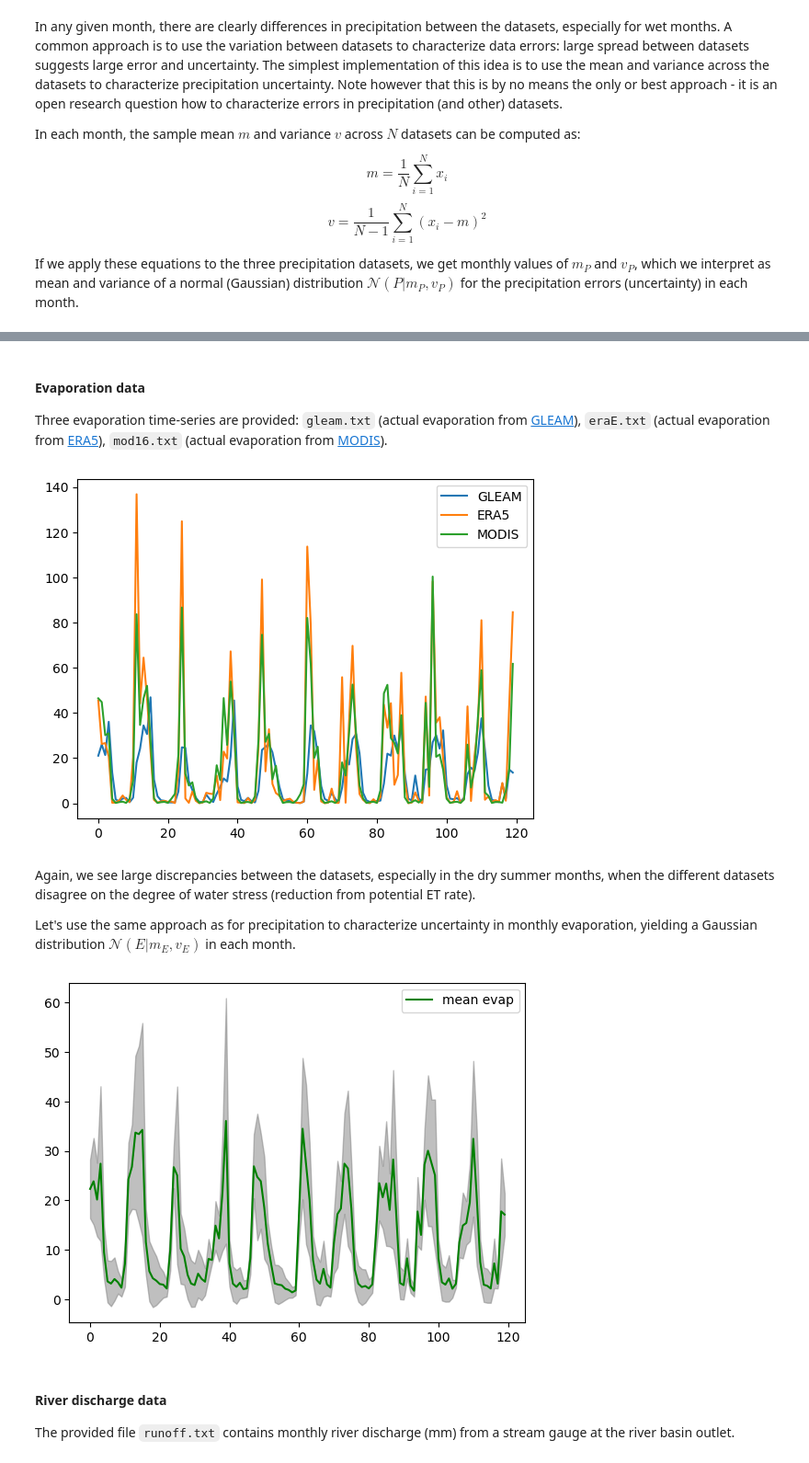
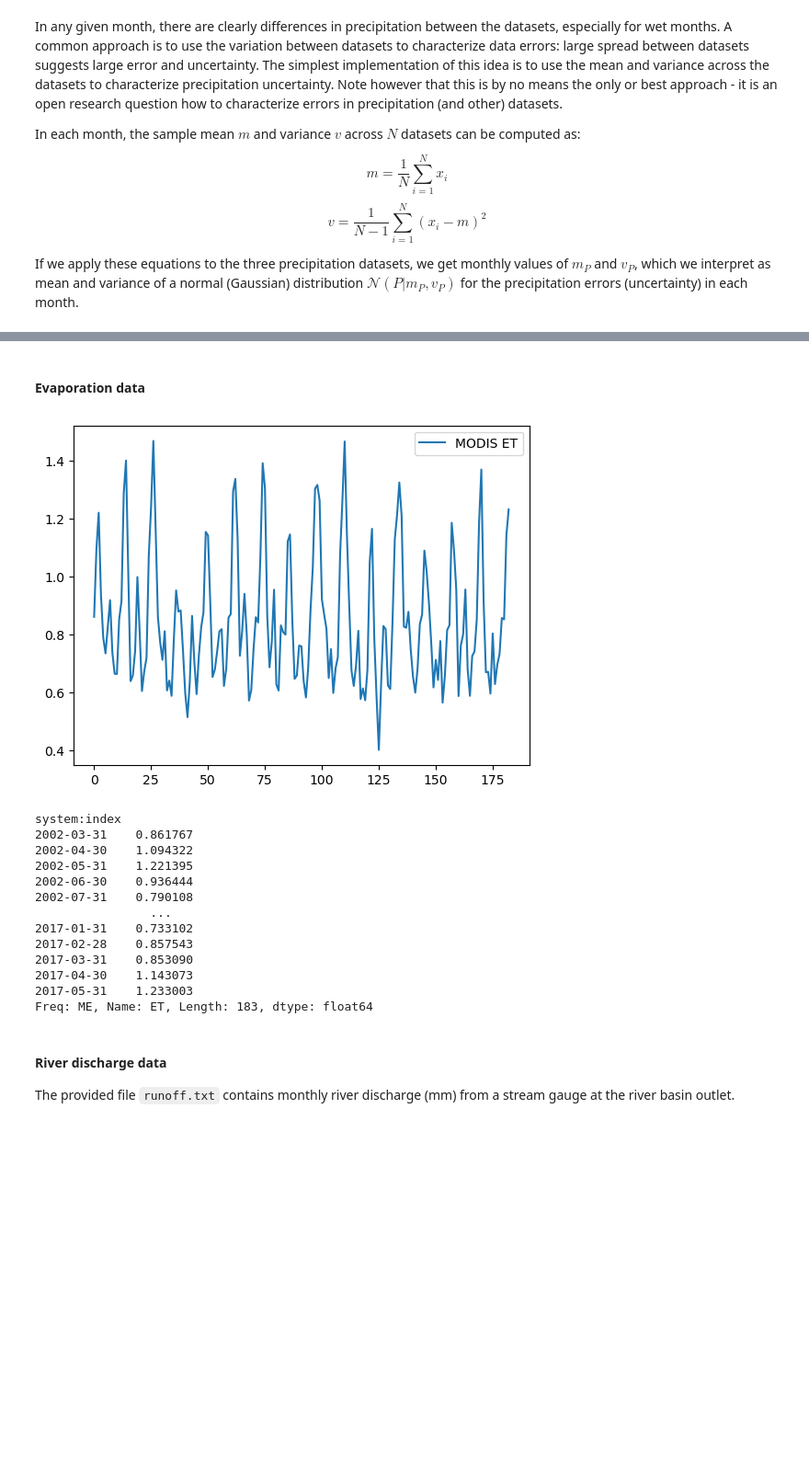
Before and after one commit to mmarrocolo/JUCARbasin, a Jupyter notebook: 2-ClosingWaterBalance1/closing_water_balance.ipynb, the cells around one changed output, grey strips where cells are left out. Shown at 92% size. Drawn from its saved outputs; the diff is of its cells as text; code cells hidden in the pictures; blank space fills up the shorter version.

```diff
--- a/2-ClosingWaterBalance1/closing_water_balance.ipynb
+++ b/2-ClosingWaterBalance1/closing_water_balance.ipynb
@@ -76,21 +114,0 @@ plt.show()
-# %% [markdown]
-#### Evaporation data
-
-Three evaporation time-series are provided: `gleam.txt` (actual evaporation from [GLEAM](https://www.gleam.eu/)), `eraE.txt` (actual evaporation from [ERA5](https://developers.google.com/earth-engine/datasets/catalog/ECMWF_ERA5_LAND_MONTHLY_AGGR)), `mod16.txt` (actual evaporation from [MODIS](https://developers.google.com/earth-engine/datasets/catalog/MODIS_006_MOD16A2)).
-# %%
-# Read and plot the monthly evaporation data
-gleam  = np.genfromtxt('gleam.txt', dtype=float, autostrip=True)
-era5e  = np.genfromtxt('era5E.txt', dtype=float, autostrip=True)
-modis  = np.genfromtxt('mod16.txt', dtype=float, autostrip=True)
-
-plt.plot(range(len(gleam)),gleam, label="GLEAM")
-plt.plot(range(len(era5e)),era5p, label="ERA5")
-plt.plot(range(len(modis)),chirps, label="MODIS")
-plt.legend()
-plt.show()
-# %% [output]
-[figure, removed]
-# %% [markdown]
-Again, we see large discrepancies between the datasets, especially in the dry summer months, when the different datasets disagree on the degree of water stress (reduction from potential ET rate).
-
-Let's use the same approach as for precipitation to characterize uncertainty in monthly evaporation, yielding a Gaussian distribution $\mathcal{N}(E|m_E, v_E)$ in each month.
@@ -101,8 +115,50 @@ vE = 1/2*((gleam-mE)**2+(era5e-mE)**2+(modis-mE)**2)
-# %%
-# Plot monthly mean and uncertainty interval (+-sigma) of evaporation
-plt.plot(range(len(mE)), mE, label = 'mean evap', color='green')
-plt.fill_between(range(len(mE)), mE-np.sqrt(vE), mE+np.sqrt(vE), color='grey', alpha=0.5)
-plt.legend()
-plt.show()
-# %% [output]
-[figure, removed]
+# %% [markdown]
+#### Evaporation data
+# %%
+# Read and plot the monthly evaporation data
+modis  = pd.read_csv('Jucar_MOD16A2_ET.csv', sep = ',', encoding='latin1')
+
+#import xarray as xr
+
+# Read the NetCDF file using xarray
+#era5e = xr.open_dataset('Derived_Makkink_evspsblpot_newbasin.nc')
+#dfera5e = era5e.to_dataframe()
+#dfera5e = dfera5e.resample('M').mean()
+#fera5e = dfera5e.drop(columns=['latitude','longitude'])
+#dfera5e = dfera5e[dfera5e.index >= '2001-01-01']
+#era5e = dfera5e['evspsblpot']*86400
+#era5e = np.array(era5e)
+
+#print(dfera5e)
+
+
+dfmodis = pd.DataFrame(modis)
+# Convert 'system:index' to datetime format and extract year and month
+dfmodis['system:index'] = pd.to_datetime(dfmodis['system:index'], format='%Y_%m_%d')
+dfmodis.set_index('system:index', inplace=True)
+dfmodis = (dfmodis['ET'] / 80).resample('M').mean()
+dfmodis = dfmodis[(dfmodis.index >= '2002-03') & (dfmodis.index <= '2017-06')]
+modis = np.array(dfmodis)
+
+#print(dfmodis)
+
+plt.plot(range(len(modis)),modis, label="MODIS ET")
+plt.legend()
+plt.show()
+
+dfmodis
+# %% [output]
+[figure, added]
+system:index
+2002-03-31    0.861767
+2002-04-30    1.094322
+2002-05-31    1.221395
+2002-06-30    0.936444
+2002-07-31    0.790108
+                ...
+2017-01-31    0.733102
+2017-02-28    0.857543
+2017-03-31    0.853090
+2017-04-30    1.143073
+2017-05-31    1.233003
+Freq: ME, Name: ET, Length: 183, dtype: float64
```
Also changed, not shown: parts of 20 cells of this notebook.
